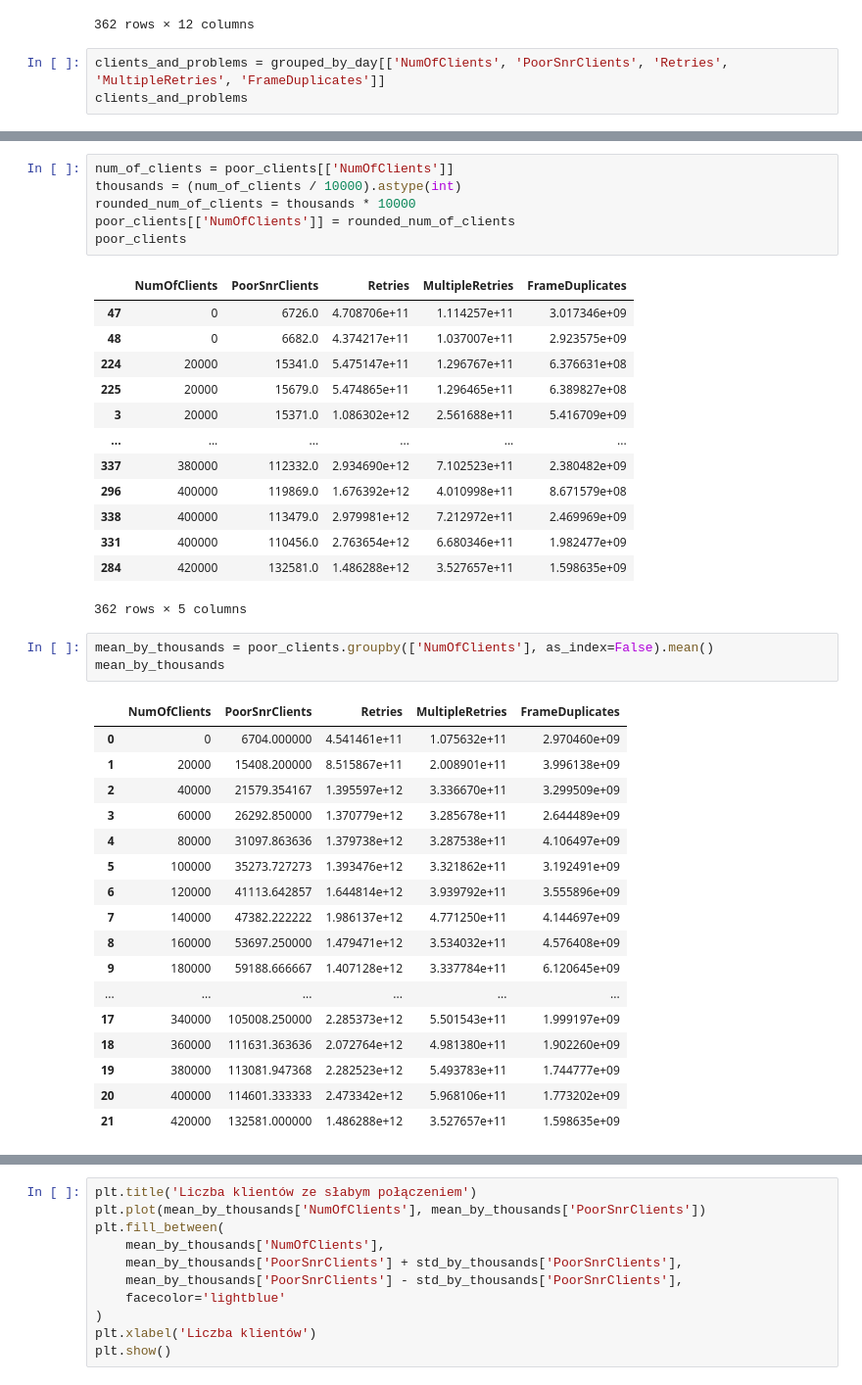
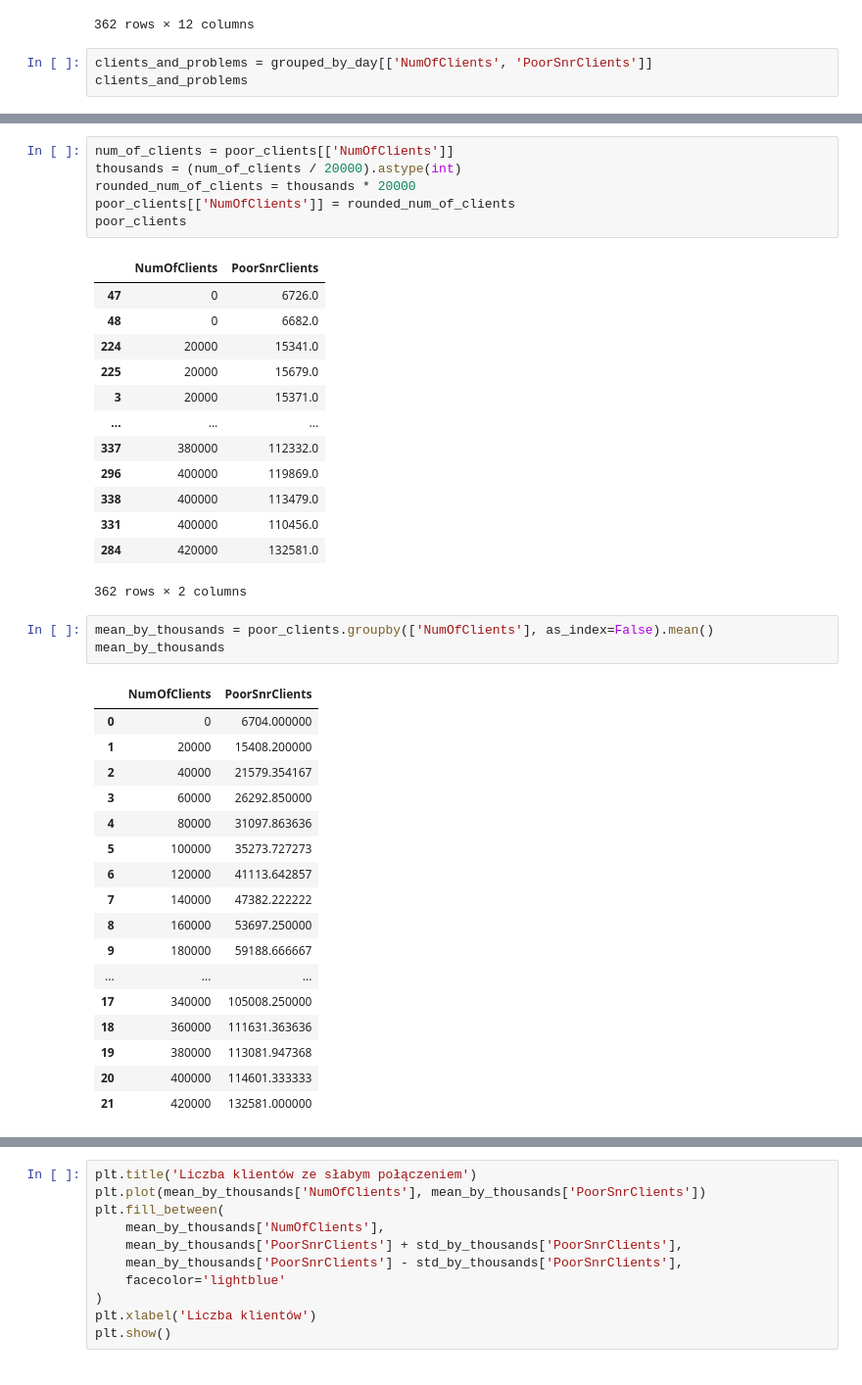
Before and after one commit to Maruchin1/PWR-WiFi-Analysis, a Jupyter notebook: clients_problems_poor_snr.ipynb, the cells around one changed output, grey strips where cells are left out. Shown: that part at 98% size. Cells and saved outputs as stored; diff of their text form.

```diff
--- a/clients_problems_poor_snr.ipynb
+++ b/clients_problems_poor_snr.ipynb
@@ -37,6 +37,6 @@ grouped_by_day
 | 361 | 2015-12-31 | 85560 | 63865.0 | 1.252412e+13 | 1383311.0 | 24905.0 | 1.861503e+12 | ... |
 362 rows × 12 columns
 # %%
-clients_and_problems = grouped_by_day[['NumOfClients', 'PoorSnrClients', 'Retries', 'MultipleRetries', 'FrameDuplicates']]
+clients_and_problems = grouped_by_day[['NumOfClients', 'PoorSnrClients']]
 clients_and_problems
 # %% [output]
@@ -73,44 +73,44 @@ poor_clients
 # %%
 num_of_clients = poor_clients[['NumOfClients']]
-thousands = (num_of_clients / 10000).astype(int)
-rounded_num_of_clients = thousands * 10000
+thousands = (num_of_clients / 20000).astype(int)
+rounded_num_of_clients = thousands * 20000
 poor_clients[['NumOfClients']] = rounded_num_of_clients
 poor_clients
 # %% [output]
-|  | NumOfClients | PoorSnrClients | Retries | MultipleRetries | FrameDuplicates |
-| 47 | 0 | 6726.0 | 4.708706e+11 | 1.114257e+11 | 3.017346e+09 |
-| 48 | 0 | 6682.0 | 4.374217e+11 | 1.037007e+11 | 2.923575e+09 |
-| 224 | 20000 | 15341.0 | 5.475147e+11 | 1.296767e+11 | 6.376631e+08 |
-| 225 | 20000 | 15679.0 | 5.474865e+11 | 1.296465e+11 | 6.389827e+08 |
-| 3 | 20000 | 15371.0 | 1.086302e+12 | 2.561688e+11 | 5.416709e+09 |
-| ... | ... | ... | ... | ... | ... |
-| 337 | 380000 | 112332.0 | 2.934690e+12 | 7.102523e+11 | 2.380482e+09 |
-| 296 | 400000 | 119869.0 | 1.676392e+12 | 4.010998e+11 | 8.671579e+08 |
-| 338 | 400000 | 113479.0 | 2.979981e+12 | 7.212972e+11 | 2.469969e+09 |
-| 331 | 400000 | 110456.0 | 2.763654e+12 | 6.680346e+11 | 1.982477e+09 |
-| 284 | 420000 | 132581.0 | 1.486288e+12 | 3.527657e+11 | 1.598635e+09 |
+|  | NumOfClients | PoorSnrClients |
+| 47 | 0 | 6726.0 |
+| 48 | 0 | 6682.0 |
+| 224 | 20000 | 15341.0 |
+| 225 | 20000 | 15679.0 |
+| 3 | 20000 | 15371.0 |
+| ... | ... | ... |
+| 337 | 380000 | 112332.0 |
+| 296 | 400000 | 119869.0 |
+| 338 | 400000 | 113479.0 |
+| 331 | 400000 | 110456.0 |
+| 284 | 420000 | 132581.0 |
-362 rows × 5 columns
+362 rows × 2 columns
 # %%
 mean_by_thousands = poor_clients.groupby(['NumOfClients'], as_index=False).mean()
 mean_by_thousands
 # %% [output]
-|  | NumOfClients | PoorSnrClients | Retries | MultipleRetries | FrameDuplicates |
-| 0 | 0 | 6704.000000 | 4.541461e+11 | 1.075632e+11 | 2.970460e+09 |
-| 1 | 20000 | 15408.200000 | 8.515867e+11 | 2.008901e+11 | 3.996138e+09 |
-| 2 | 40000 | 21579.354167 | 1.395597e+12 | 3.336670e+11 | 3.299509e+09 |
-| 3 | 60000 | 26292.850000 | 1.370779e+12 | 3.285678e+11 | 2.644489e+09 |
-| 4 | 80000 | 31097.863636 | 1.379738e+12 | 3.287538e+11 | 4.106497e+09 |
-| 5 | 100000 | 35273.727273 | 1.393476e+12 | 3.321862e+11 | 3.192491e+09 |
-| 6 | 120000 | 41113.642857 | 1.644814e+12 | 3.939792e+11 | 3.555896e+09 |
-| 7 | 140000 | 47382.222222 | 1.986137e+12 | 4.771250e+11 | 4.144697e+09 |
-| 8 | 160000 | 53697.250000 | 1.479471e+12 | 3.534032e+11 | 4.576408e+09 |
-| 9 | 180000 | 59188.666667 | 1.407128e+12 | 3.337784e+11 | 6.120645e+09 |
-| ... | ... | ... | ... | ... | ... |
-| 17 | 340000 | 105008.250000 | 2.285373e+12 | 5.501543e+11 | 1.999197e+09 |
-| 18 | 360000 | 111631.363636 | 2.072764e+12 | 4.981380e+11 | 1.902260e+09 |
-| 19 | 380000 | 113081.947368 | 2.282523e+12 | 5.493783e+11 | 1.744777e+09 |
-| 20 | 400000 | 114601.333333 | 2.473342e+12 | 5.968106e+11 | 1.773202e+09 |
-| 21 | 420000 | 132581.000000 | 1.486288e+12 | 3.527657e+11 | 1.598635e+09 |
+|  | NumOfClients | PoorSnrClients |
+| 0 | 0 | 6704.000000 |
+| 1 | 20000 | 15408.200000 |
+| 2 | 40000 | 21579.354167 |
+| 3 | 60000 | 26292.850000 |
+| 4 | 80000 | 31097.863636 |
+| 5 | 100000 | 35273.727273 |
+| 6 | 120000 | 41113.642857 |
+| 7 | 140000 | 47382.222222 |
+| 8 | 160000 | 53697.250000 |
+| 9 | 180000 | 59188.666667 |
+| ... | ... | ... |
+| 17 | 340000 | 105008.250000 |
+| 18 | 360000 | 111631.363636 |
+| 19 | 380000 | 113081.947368 |
+| 20 | 400000 | 114601.333333 |
+| 21 | 420000 | 132581.000000 |
 # %%
 std_by_thousands = poor_clients.groupby(['NumOfClients'], as_index=False).std()
 std_by_thousands
```
Also changed, not shown: parts of 3 cells of this notebook, 1 other file.
